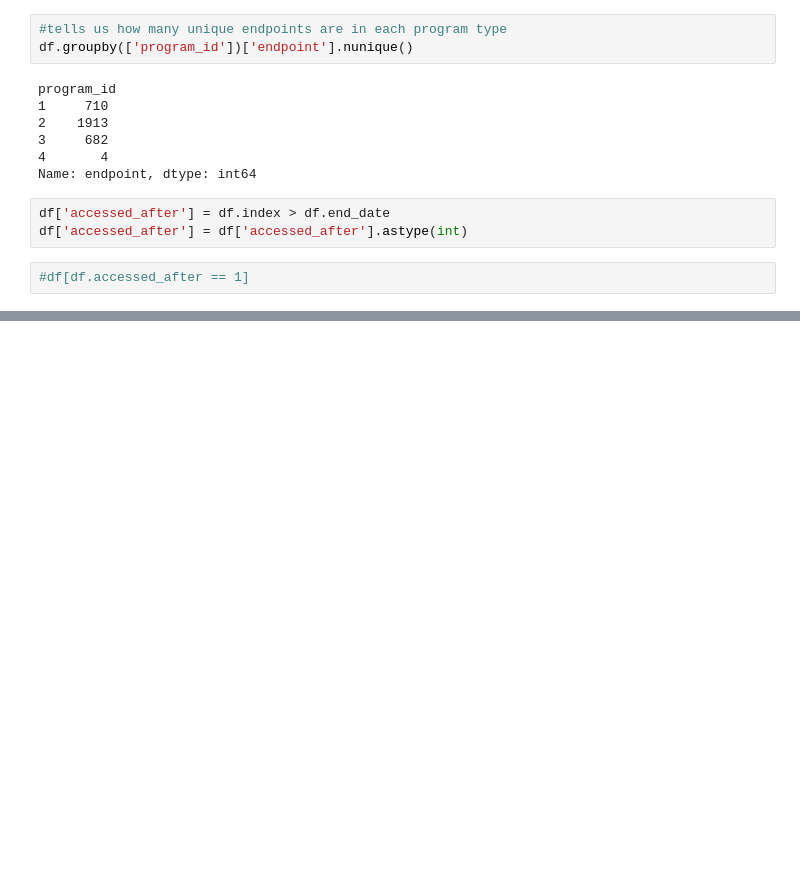
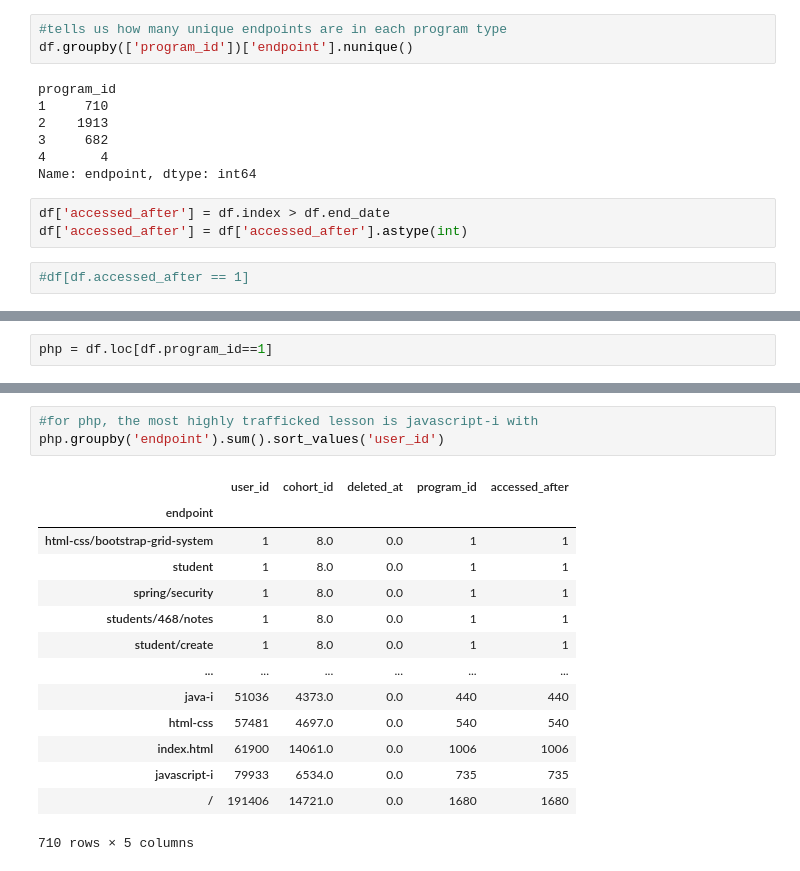
Before and after one commit to naqvi-and-vu/anomaly-detection-project, a Jupyter notebook: anna_scatchbook.ipynb, the cells around one changed output, grey strips where cells are left out. Saved outputs shown, nothing was run; the diff lists cells and outputs as text; blank space fills up the shorter version.

```diff
--- a/anna_scatchbook.ipynb
+++ b/anna_scatchbook.ipynb
@@ -299,0 +322,2 @@ df
+# %%
+php = df.loc[df.program_id==1]
@@ -299,0 +539,18 @@ df
+# %%
+#for php, the most highly trafficked lesson is javascript-i with
+php.groupby('endpoint').sum().sort_values('user_id')
+# %% [output]
+|  | user_id | cohort_id | deleted_at | program_id | accessed_after |
+| endpoint |  |  |  |  |  |
+| html-css/bootstrap-grid-system | 1 | 8.0 | 0.0 | 1 | 1 |
+| student | 1 | 8.0 | 0.0 | 1 | 1 |
+| spring/security | 1 | 8.0 | 0.0 | 1 | 1 |
+| students/468/notes | 1 | 8.0 | 0.0 | 1 | 1 |
+| student/create | 1 | 8.0 | 0.0 | 1 | 1 |
+| ... | ... | ... | ... | ... | ... |
+| java-i | 51036 | 4373.0 | 0.0 | 440 | 440 |
+| html-css | 57481 | 4697.0 | 0.0 | 540 | 540 |
+| index.html | 61900 | 14061.0 | 0.0 | 1006 | 1006 |
+| javascript-i | 79933 | 6534.0 | 0.0 | 735 | 735 |
+| / | 191406 | 14721.0 | 0.0 | 1680 | 1680 |
+710 rows × 5 columns
```
Also changed, not shown: parts of 28 cells of this notebook.
